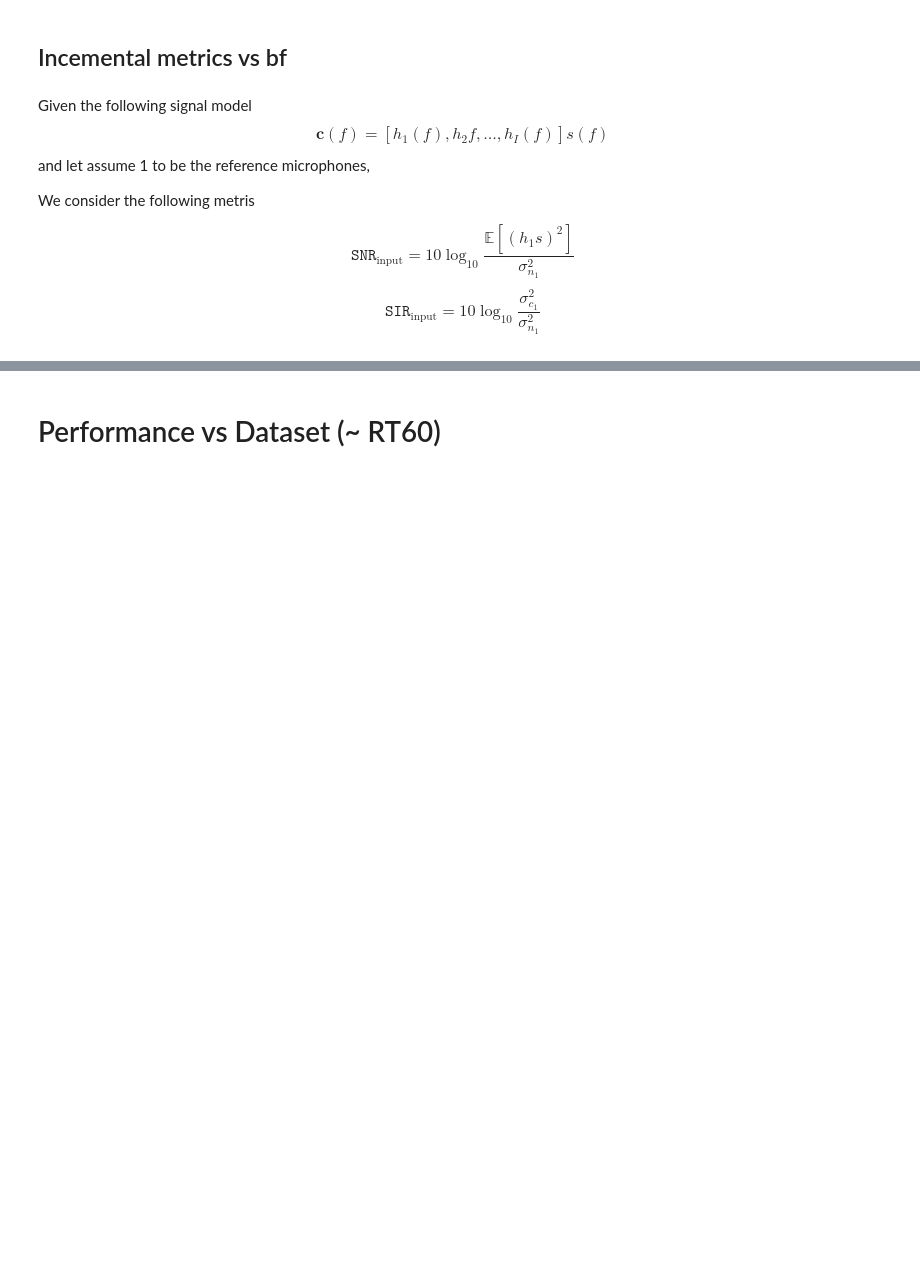
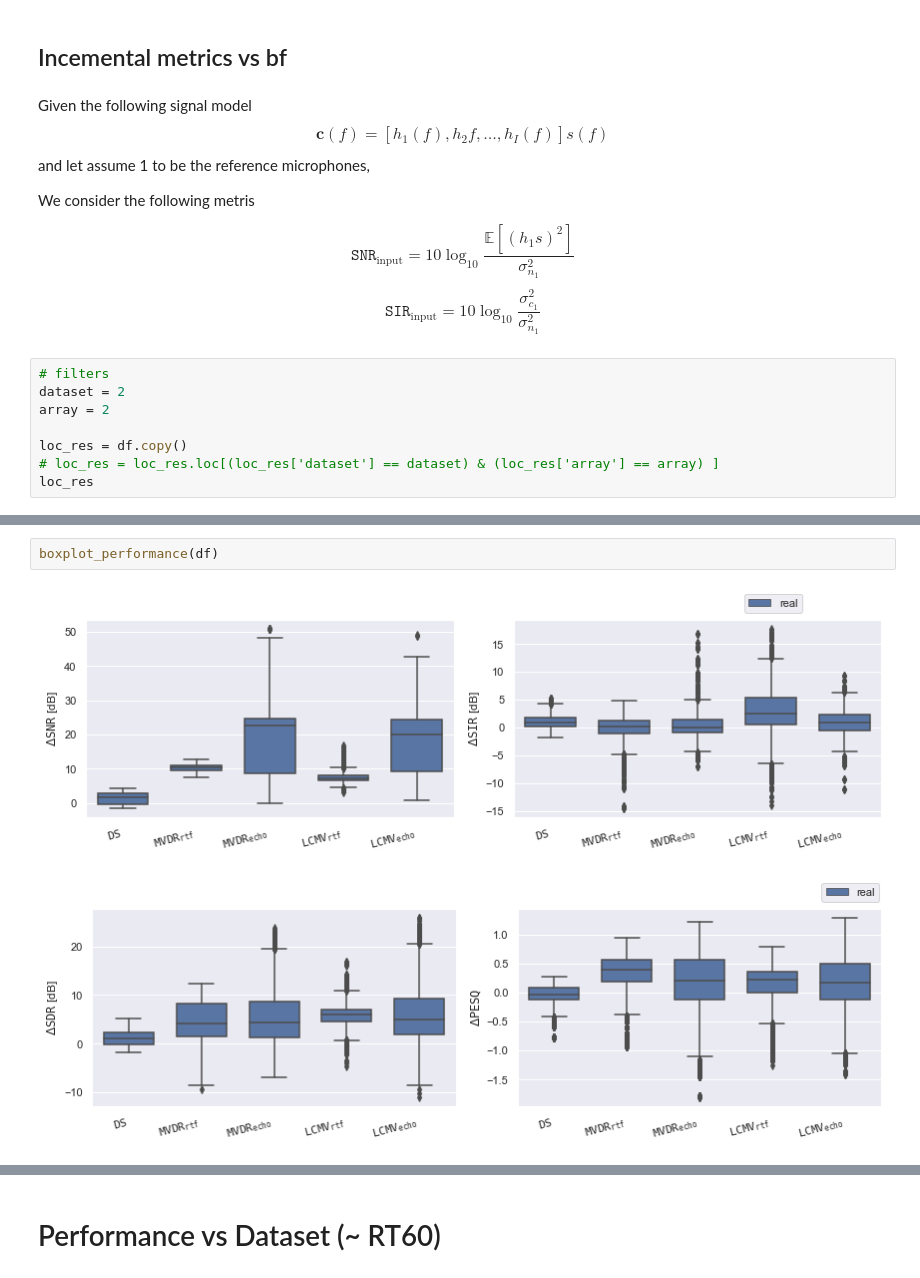
Before and after one commit to Chutlhu/dEchorate, a Jupyter notebook: notebooks/Echo aware Beamforming - results for journal.ipynb, the cells around one changed output, grey strips where cells are left out. Saved outputs shown, nothing was run; the diff lists cells and outputs as text; blank space fills up the shorter version.

```diff
--- a/notebooks/Echo aware Beamforming - results for journal.ipynb
+++ b/notebooks/Echo aware Beamforming - results for journal.ipynb
@@ -103,3 +103,11 @@ We consider the following metris
 
 $$ \mathtt{SNR}_\text{input} = 10 \log_{10} \frac{\mathbb{E}[(h_1 s)^2]}{\sigma^2_{n_1}} $$
 $$ \mathtt{SIR}_\text{input} = 10 \log_{10} \frac{\sigma^2_{c_1}}{\sigma^2_{n_1}} $$
+# %%
+# filters
+dataset = 2
+array = 2
+
+loc_res = df.copy()
+# loc_res = loc_res.loc[(loc_res['dataset'] == dataset) & (loc_res['array'] == array) ]
+loc_res
@@ -217,0 +223,5 @@ $\mathtt{MVDR}_{\mathtt{echo}}$_synt v.s. $\mathtt{LCMV}_{\mathtt{echo}}$_synt:
+# %%
+boxplot_performance(df)
+# %% [output]
+[figure, added]
+[figure, added]
```
Also changed, not shown: parts of 7 cells of this notebook, 4 other files.
